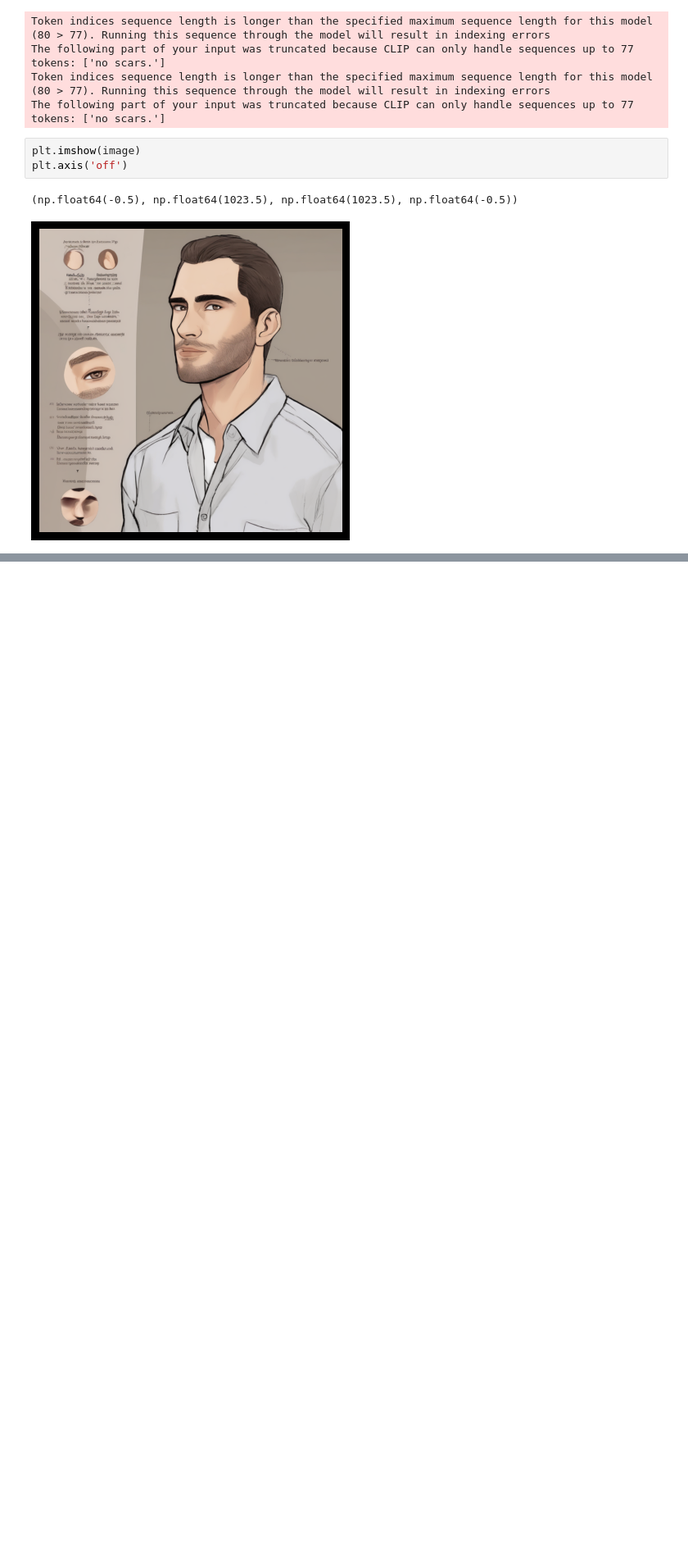
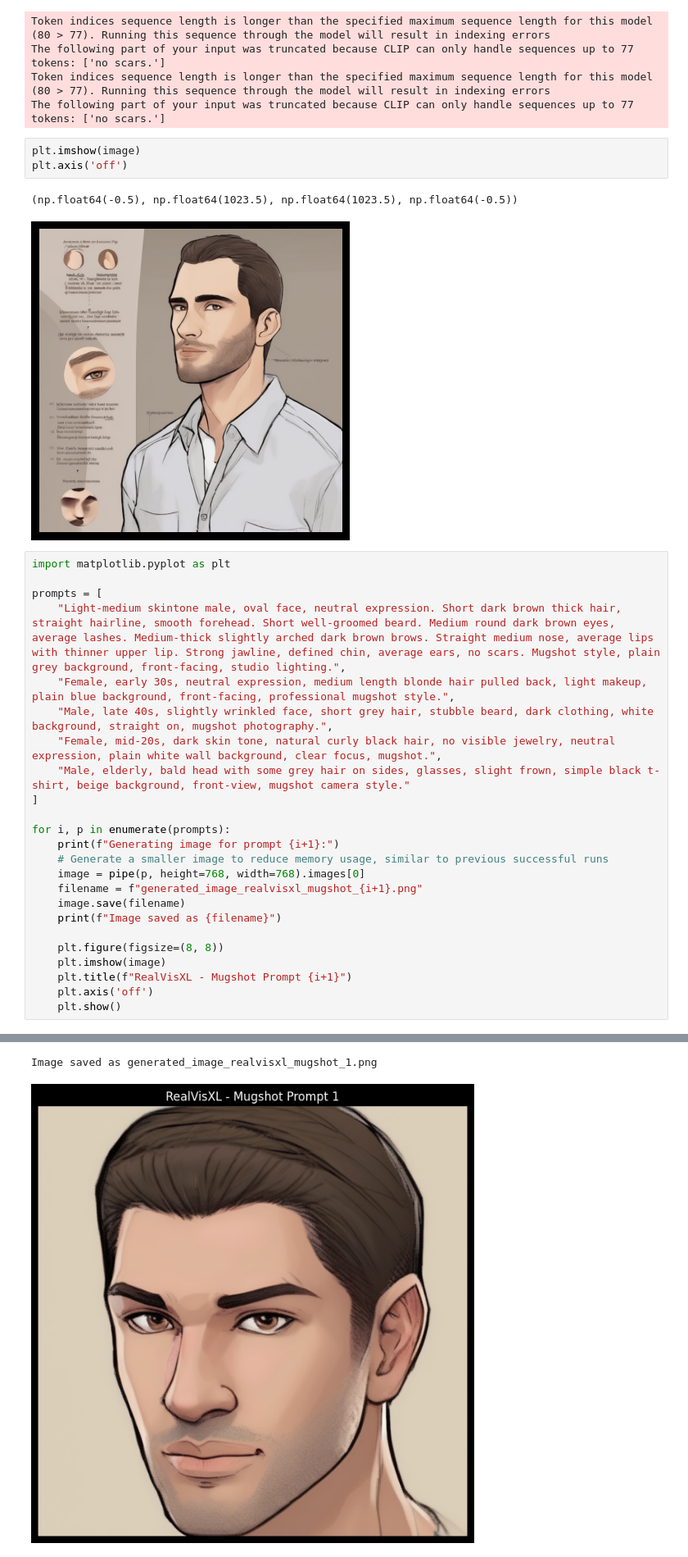
Before and after one commit to TheDarkAngel099/PGDAI_Text_To_Face, a Jupyter notebook: stable_diffusion_xl.ipynb, the cells around one changed output, grey strips where cells are left out. Shown at 82% size. Drawn from its saved outputs; the diff is of its cells as text; blank space fills up the shorter version.

Commit message:
xl file with test promps

```diff
--- a/stable_diffusion_xl.ipynb
+++ b/stable_diffusion_xl.ipynb
@@ -39,3 +39,28 @@ plt.axis('off')
 # %% [output]
 (np.float64(-0.5), np.float64(1023.5), np.float64(1023.5), np.float64(-0.5))
 [figure]
+# %%
+import matplotlib.pyplot as plt
+
+prompts = [
+    "Light-medium skintone male, oval face, neutral expression. Short dark brown thick hair, straight hairline, smooth forehead. Short well-groomed beard. Medium round dark brown eyes, average lashes. Medium-thick slightly arched dark brown brows. Straight medium nose, average lips with thinner upper lip. Strong jawline, defined chin, average ears, no scars. Mugshot style, plain grey background, front-facing, studio lighting.",
+    "Female, early 30s, neutral expression, medium length blonde hair pulled back, light makeup, plain blue background, front-facing, professional mugshot style.",
+    "Male, late 40s, slightly wrinkled face, short grey hair, stubble beard, dark clothing, white background, straight on, mugshot photography.",
+    "Female, mid-20s, dark skin tone, natural curly black hair, no visible jewelry, neutral expression, plain white wall background, clear focus, mugshot.",
+    "Male, elderly, bald head with some grey hair on sides, glasses, slight frown, simple black t-shirt, beige background, front-view, mugshot camera style."
+]
+
+for i, p in enumerate(prompts):
+    print(f"Generating image for prompt {i+1}:")
+    # Generate a smaller image to reduce memory usage, similar to previous successful runs
+    image = pipe(p, height=768, width=768).images[0]
+    filename = f"generated_image_realvisxl_mugshot_{i+1}.png"
+    image.save(filename)
+    print(f"Image saved as {filename}")
+
+    plt.figure(figsize=(8, 8))
+    plt.imshow(image)
+    plt.title(f"RealVisXL - Mugshot Prompt {i+1}")
+    plt.axis('off')
+    plt.show()
+# %% [output]
@@ -41,0 +72,2 @@ plt.axis('off')
+Image saved as generated_image_realvisxl_mugshot_1.png
+[figure, added]
```
Also changed, not shown: parts of 1 cell of this notebook.
